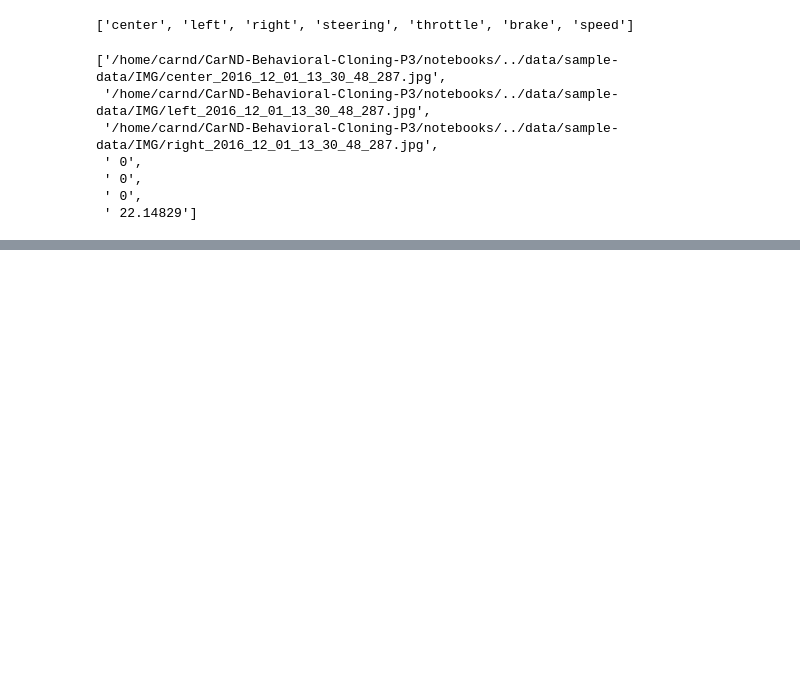
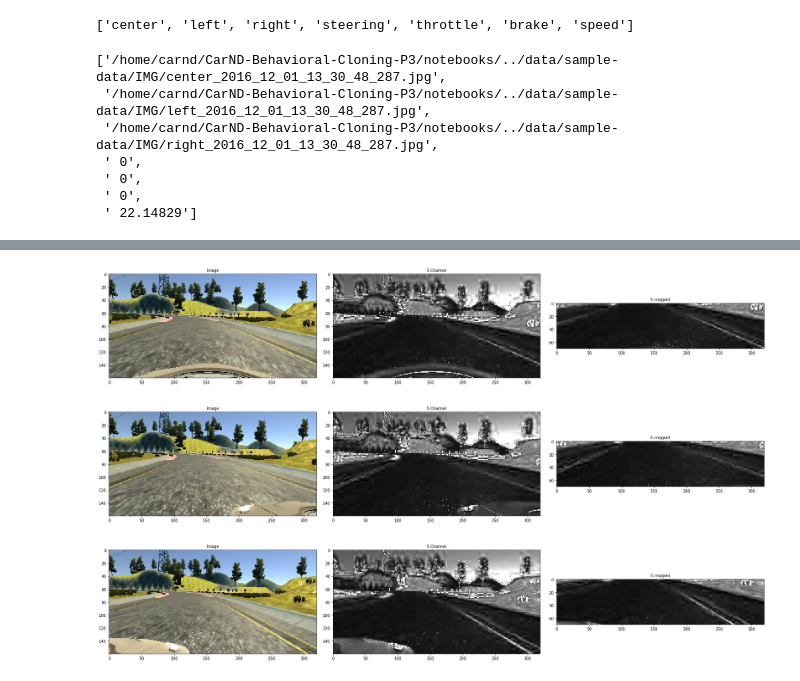
Before and after one commit to suryasumukh/CarND-Behavioral-Cloning-P3, a Jupyter notebook: notebooks/comma-model.ipynb, the cells around one changed output, grey strips where cells are left out. Drawn from its saved outputs; the diff is of its cells as text; code cells hidden in the pictures; blank space fills up the shorter version.

```diff
--- a/notebooks/comma-model.ipynb
+++ b/notebooks/comma-model.ipynb
@@ -162,6 +168,26 @@ def random_shear(image, steering, shear_range=200):
     M = cv2.getAffineTransform(pts1, pts2)
     image = cv2.warpAffine(image, M, (cols, rows), borderMode=1)
     return image, steering + dsteering
+# %%
+test_sample = np.random.choice(len(samples))
+for img_path in samples[test_sample][:3]:
+    image = cv2.imread(img_path)
+    rgb = cv2.cvtColor(image, cv2.COLOR_BGR2RGB)
+    s = cv2.cvtColor(image, cv2.COLOR_BGR2HLS)[:, : ,2]
+    crop = s[70:140, :]
+
+    f, (ax1, ax2, ax3) = plt.subplots(1, 3, figsize=(24, 9))
+    f.tight_layout()
+    ax1.imshow(rgb)
+    ax1.set_title('Image', fontsize=10)
+    ax2.imshow(s, cmap='gray')
+    ax2.set_title('S Channel', fontsize=10)
+    ax3.imshow(crop, cmap='gray')
+    ax3.set_title('S cropped', fontsize=10)
+# %% [output]
+[figure, added]
+[figure, added]
+[figure, added]
 # %%
 test_image = samples[0][0]
 image = cv2.imread(test_image)
```
Also changed, not shown: parts of 6 cells of this notebook, 2 other files.
